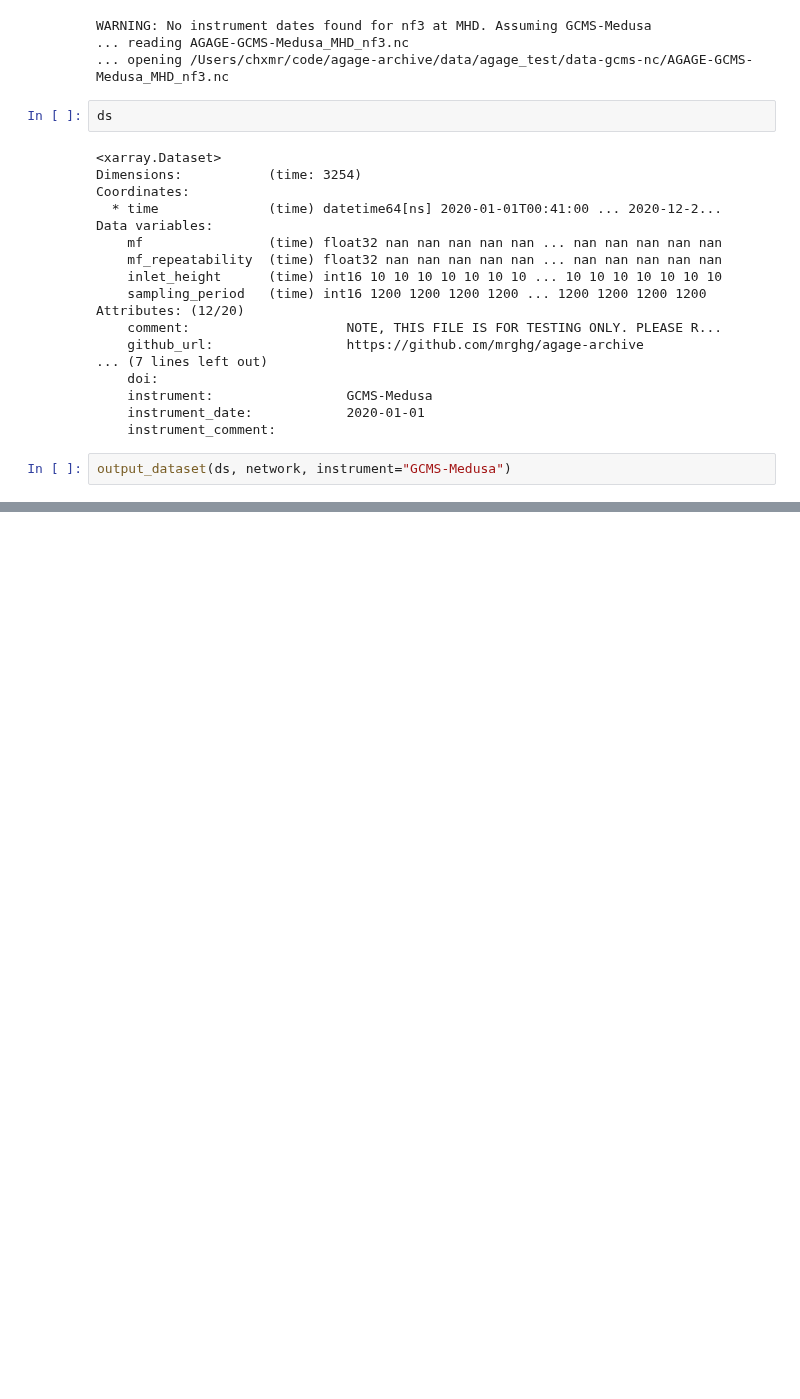
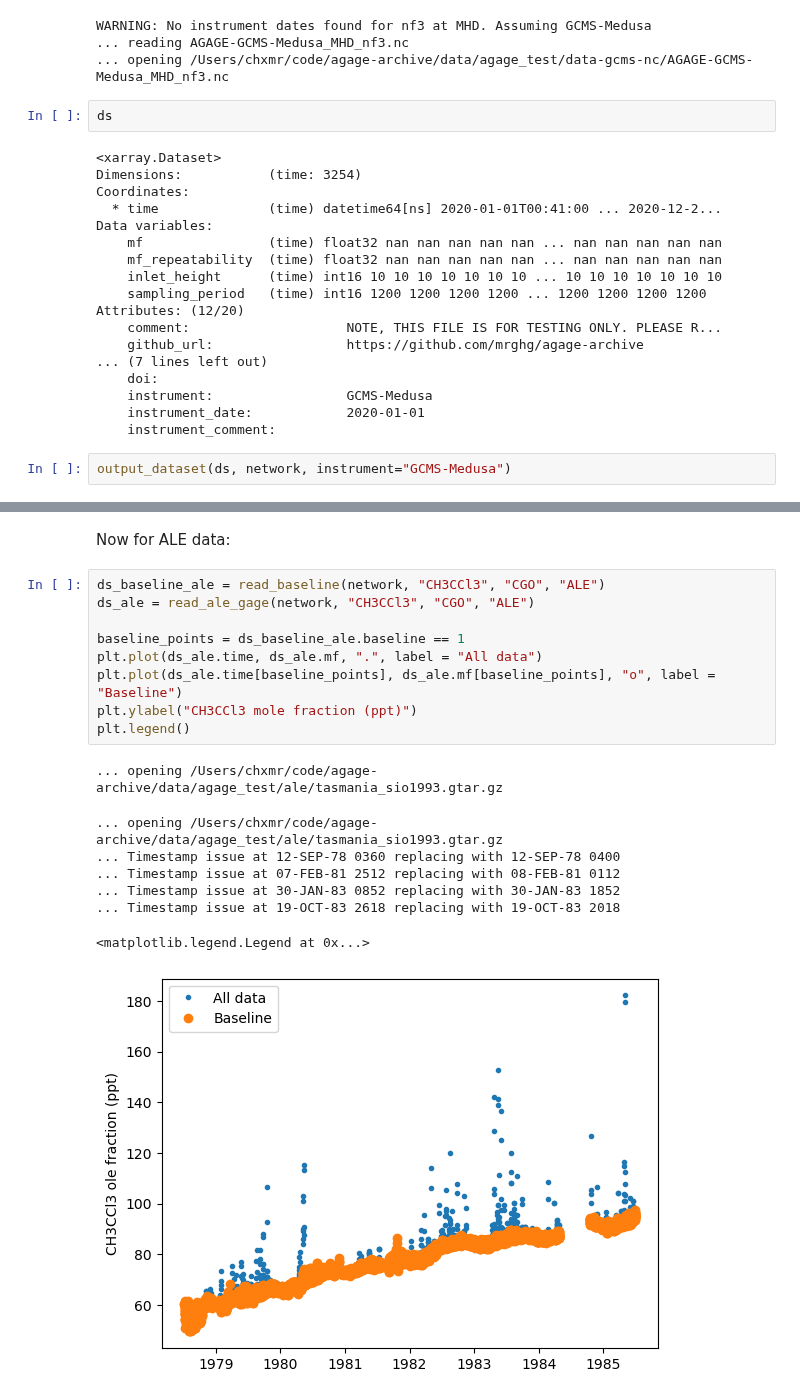
Before and after one commit to mrghg/agage-archive, a Jupyter notebook: notebooks/tutorial.ipynb, the cells around one changed output, grey strips where cells are left out. Drawn from its saved outputs; the diff is of its cells as text; blank space fills up the shorter version.

Commit message:
Baseline flags can now be extracted from ALE/GAGE or GCWerks files

```diff
--- a/notebooks/tutorial.ipynb
+++ b/notebooks/tutorial.ipynb
@@ -182 +166,21 @@ plt.legend()
 [figure]
+# %% [markdown]
+Now for ALE data:
+# %%
+ds_baseline_ale = read_baseline(network, "CH3CCl3", "CGO", "ALE")
+ds_ale = read_ale_gage(network, "CH3CCl3", "CGO", "ALE")
+
+baseline_points = ds_baseline_ale.baseline == 1
+plt.plot(ds_ale.time, ds_ale.mf, ".", label = "All data")
+plt.plot(ds_ale.time[baseline_points], ds_ale.mf[baseline_points], "o", label = "Baseline")
+plt.ylabel("CH3CCl3 mole fraction (ppt)")
+plt.legend()
+# %% [output]
+... opening /Users/chxmr/code/agage-archive/data/agage_test/ale/tasmania_sio1993.gtar.gz
+... opening /Users/chxmr/code/agage-archive/data/agage_test/ale/tasmania_sio1993.gtar.gz
+... Timestamp issue at 12-SEP-78 0360 replacing with 12-SEP-78 0400
+... Timestamp issue at 07-FEB-81 2512 replacing with 08-FEB-81 0112
+... Timestamp issue at 30-JAN-83 0852 replacing with 30-JAN-83 1852
+... Timestamp issue at 19-OCT-83 2618 replacing with 19-OCT-83 2018
+<matplotlib.legend.Legend at 0x...>
+[figure, added]
```
Also changed, not shown: parts of 6 cells of this notebook, 3 other files.
